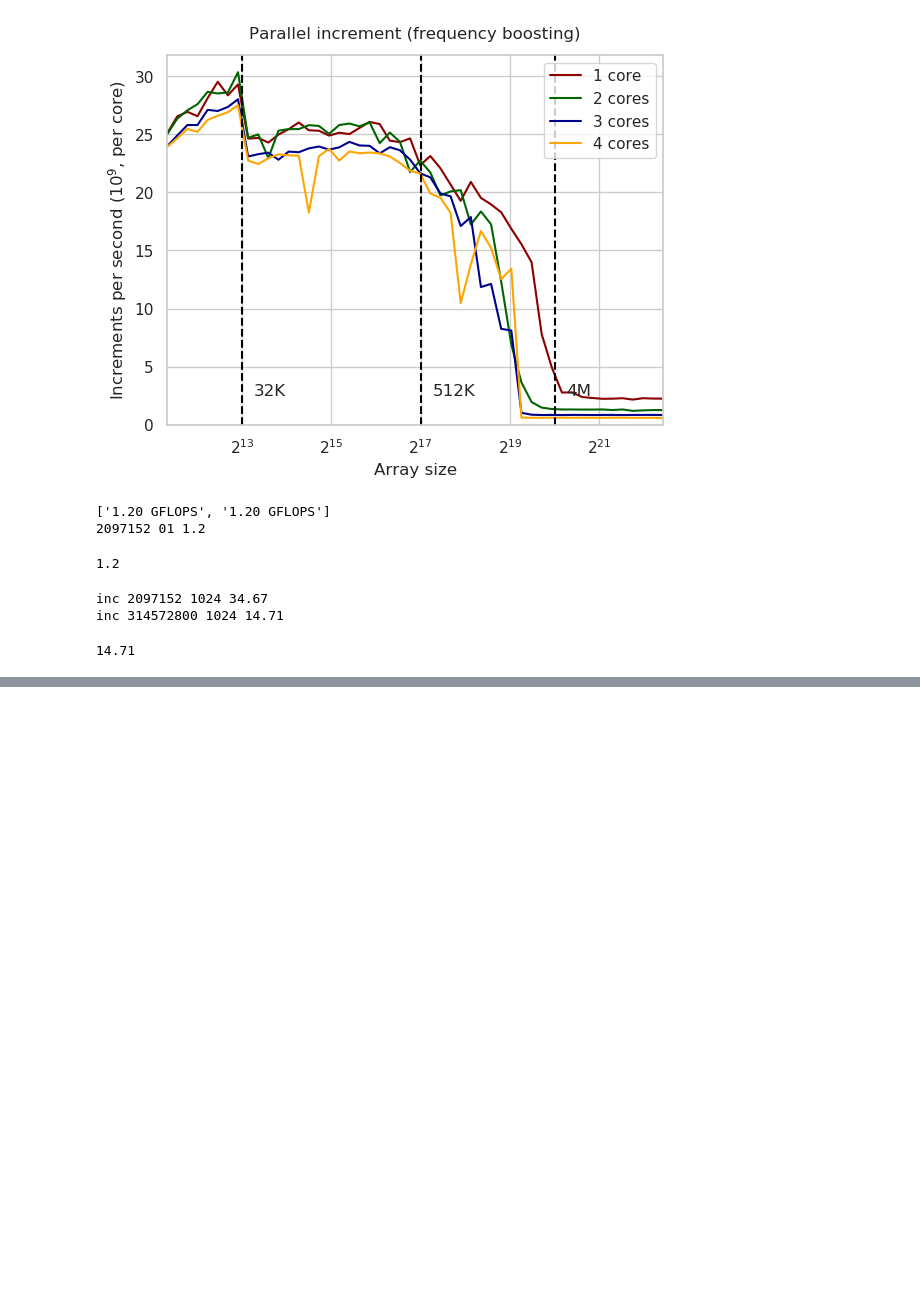
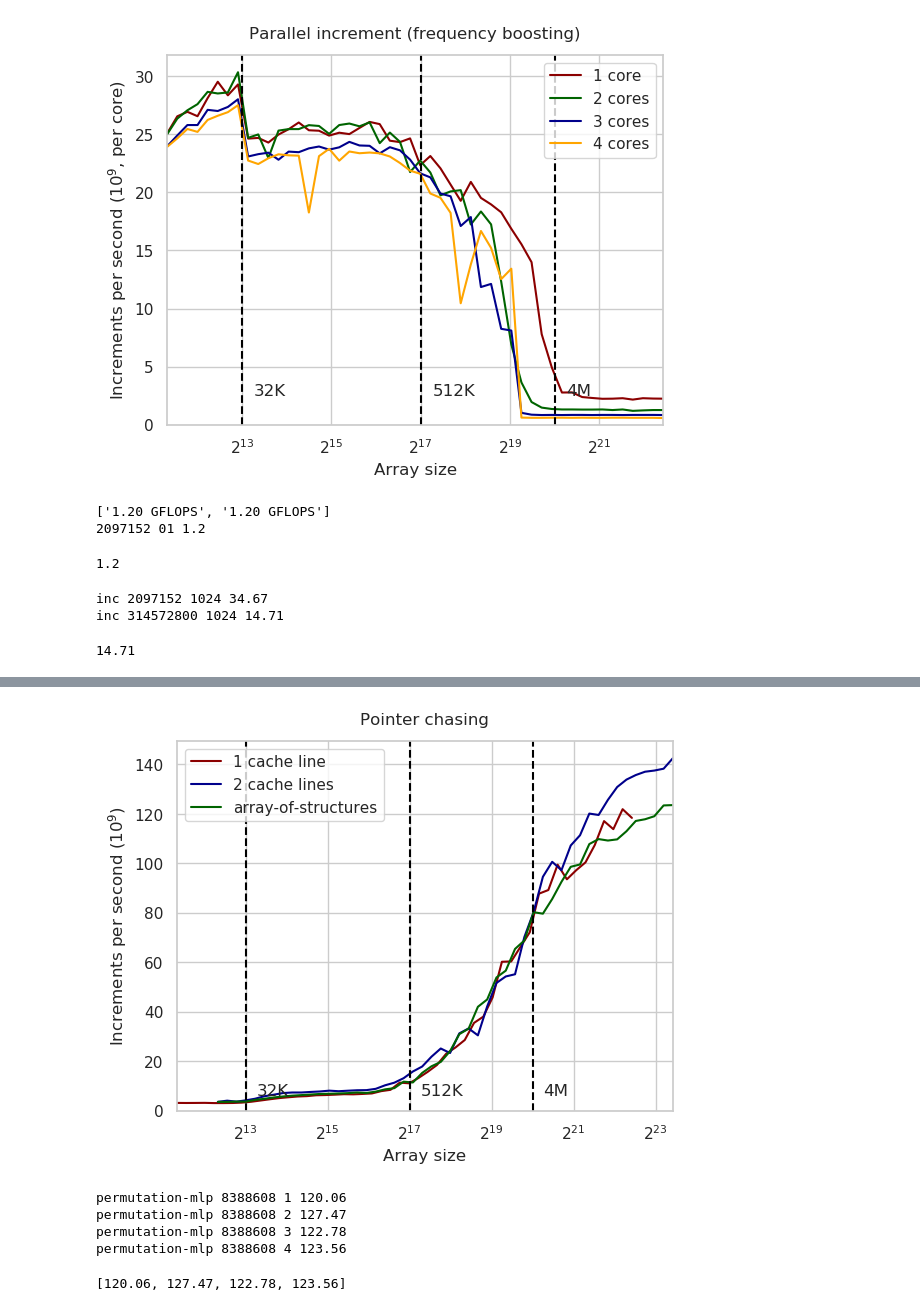
Before and after one commit to sslotin/amh-code, a Jupyter notebook: cpu-cache/plot.ipynb, the cells around one changed output, grey strips where cells are left out. Cells and saved outputs as stored; diff of their text form; code cells hidden in the pictures; blank space fills up the shorter version.

Commit message:
more fun with cpu memory

```diff
--- a/cpu-cache/plot.ipynb
+++ b/cpu-cache/plot.ipynb
@@ -759,3 +751,5 @@ bench('inc', 1024*1024*300, 1024)
 inc 2097152 1024 34.67
 inc 314572800 1024 14.71
 14.71
+# %%
+p1 = [bench('permutation', n) for n in ns]
@@ -761,0 +774,2 @@ inc 314572800 1024 14.71
+# %%
+p2 = [bench('permutation2', n) for n in ns]
@@ -761,0 +871,2 @@ inc 314572800 1024 14.71
+# %%
+aos = [bench('permutation-aos', n) for n in ns]
@@ -761,0 +891,16 @@ inc 314572800 1024 14.71
+# %%
+# array size accounting for double memory usage
+plt.plot(ns, p1, color='darkred', label='1 cache line')
+plt.plot([2 * n for n in ns], p2, color='darkblue', label='2 cache lines')
+plt.plot([2 * n for n in ns], aos, color='darkgreen', label='array-of-structures')
+plot('Pointer chasing', 'Increments per second ($10^9$)', 'permutation2.svg', 6.2, legend=True)
+# %% [output]
+[figure, added]
+# %%
+[bench('permutation-mlp', n=2**23, d=d) for d in [1, 2, 3, 4, 10]]
+# %% [output]
+permutation-mlp 8388608 1 120.06
+permutation-mlp 8388608 2 127.47
+permutation-mlp 8388608 3 122.78
+permutation-mlp 8388608 4 123.56
+[120.06, 127.47, 122.78, 123.56]
```
Also changed, not shown: parts of 16 cells of this notebook, 9 other files.
